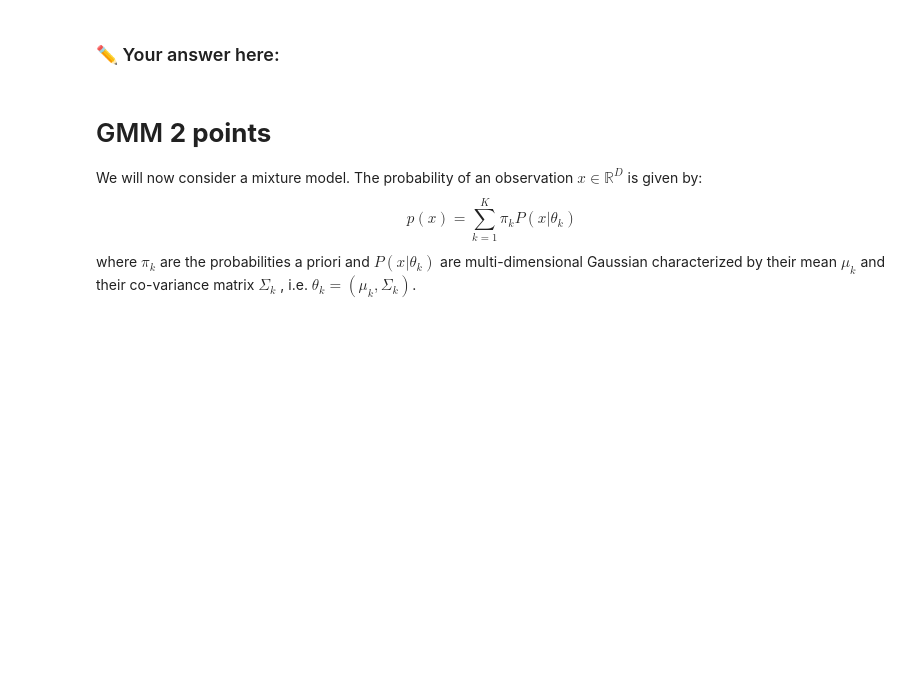
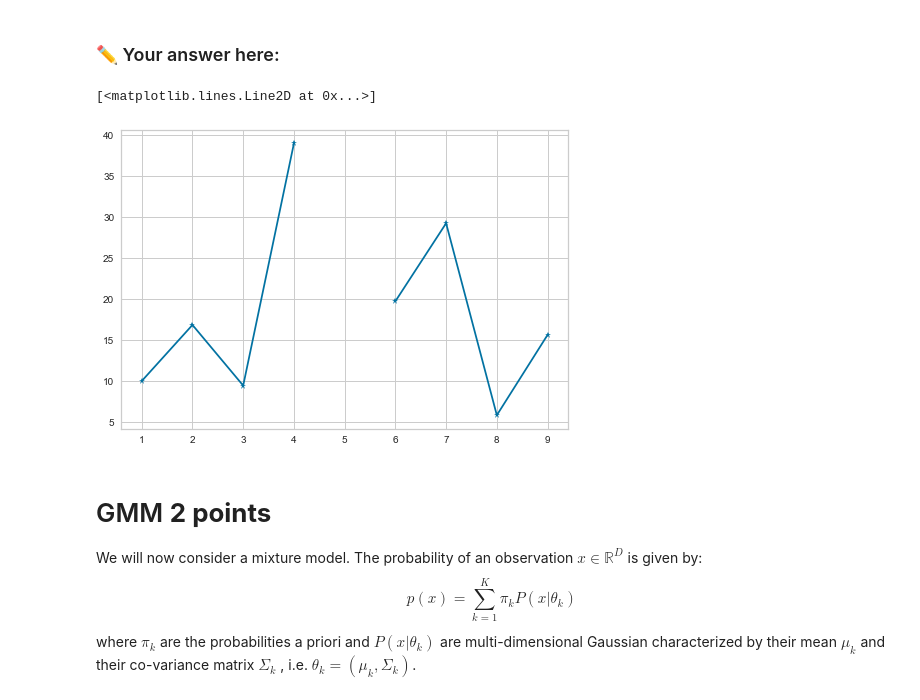
Before and after one commit to AxelEiman/AMLI, a Jupyter notebook: Hw4.ipynb, the cells around one changed output. Drawn from its saved outputs; the diff is of its cells as text; code cells hidden in the pictures; blank space fills up the shorter version.

```diff
--- a/Hw4.ipynb
+++ b/Hw4.ipynb
@@ -135,6 +214,31 @@ In this exercise you will run your $k$-means algorithm implementation on the dat
     * Do the clusters make sense?
 # %% [markdown]
 ### ✏️ Your answer here:
+# %%
+for k in range(1, 10):
+    n_of_clusters = k
+    centroids = dict()
+    for i in range(n_of_clusters):
+        # Not sure if this is the best random function to use but seemed the most intuitive
+        r1 = np.random.uniform(min(movies_data[param1]), max(movies_data[param1]))
+        r2 = np.random.uniform(min(movies_data[param2]), max(movies_data[param2]))
+        centroids[i] = [r1, r2]
+
+    clusters = initialize_clusters(k)
+
+    for _ in range(3):
+        clusters = update_clusters(params1, params2, centroids, n_of_clusters)
+        centroids = update_centroids(clusters, centroids, n_of_clusters)
+
+    Ws = []
+    for i in range(n_of_clusters):
+        W_k = 1/np.linalg.norm(clusters[i])*np.sum((np.array(clusters[i]) - np.array(centroids[i]))**2)
+        Ws.append(W_k)
+
+plt.plot(list(range(1, len(Ws)+1)), Ws, '-*')
+# %% [output]
+[<matplotlib.lines.Line2D at 0x...>]
+[figure, added]
 # %% [markdown]
 # GMM **2 points**
 
```
Also changed, not shown: parts of 5 cells of this notebook.
